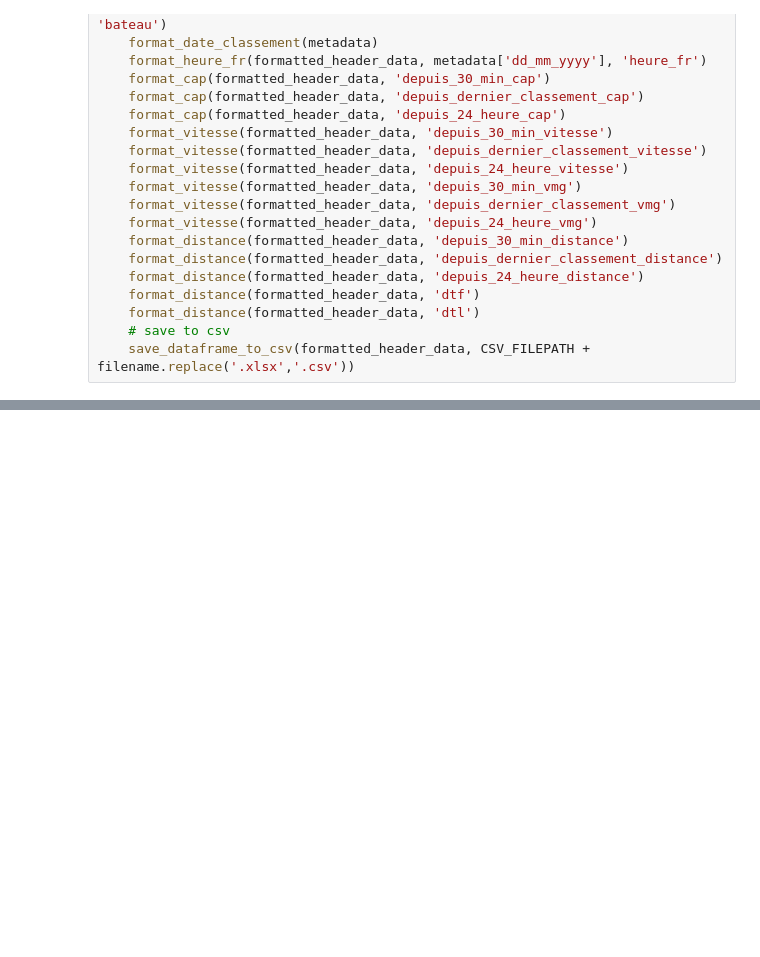
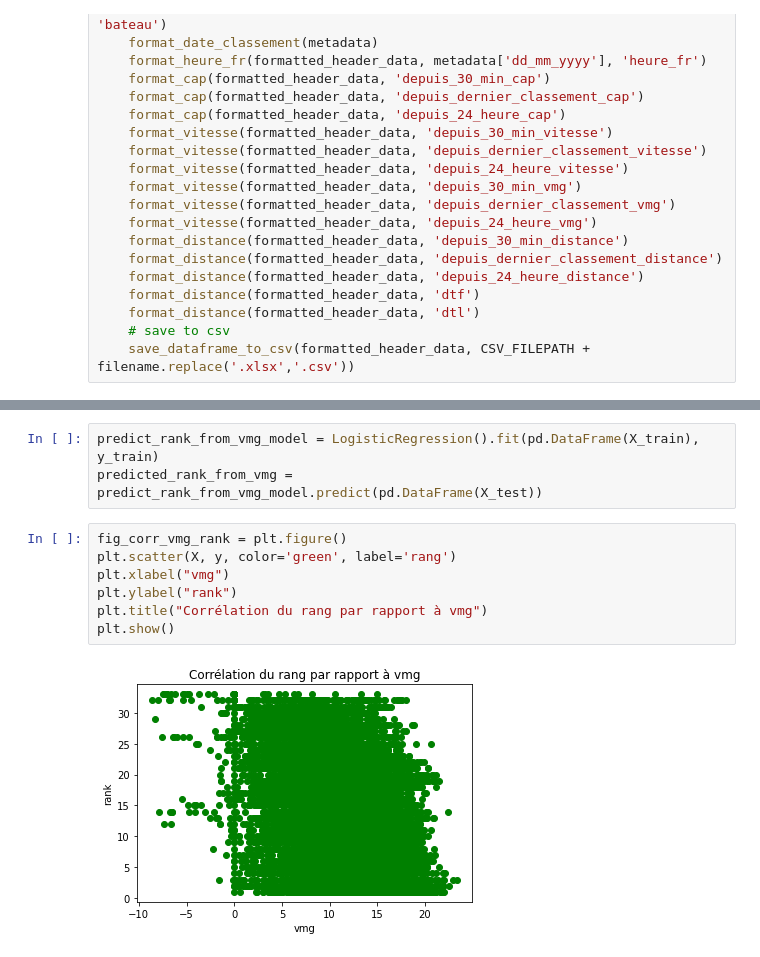
Before and after one commit to Kit-BIGDATA-Telecom-2022-2023/kovila_pauvaday, a Jupyter notebook: projet/projet_vendee_globe.ipynb, the cells around one changed output, grey strips where cells are left out. Cells and saved outputs as stored; diff of their text form; blank space fills up the shorter version.

Commit message:
logistic regression visualisations

```diff
--- a/projet/projet_vendee_globe.ipynb
+++ b/projet/projet_vendee_globe.ipynb
@@ -464,0 +434,12 @@ sns.regplot(y_test,predicted_rank_from_vmg)
+# %%
+predict_rank_from_vmg_model = LogisticRegression().fit(pd.DataFrame(X_train), y_train)
+predicted_rank_from_vmg = predict_rank_from_vmg_model.predict(pd.DataFrame(X_test))
+# %%
+fig_corr_vmg_rank = plt.figure()
+plt.scatter(X, y, color='green', label='rang')
+plt.xlabel("vmg")
+plt.ylabel("rank")
+plt.title("Corrélation du rang par rapport à vmg")
+plt.show()
+# %% [output]
+[figure, added]
```
Also changed, not shown: parts of 29 cells of this notebook.
